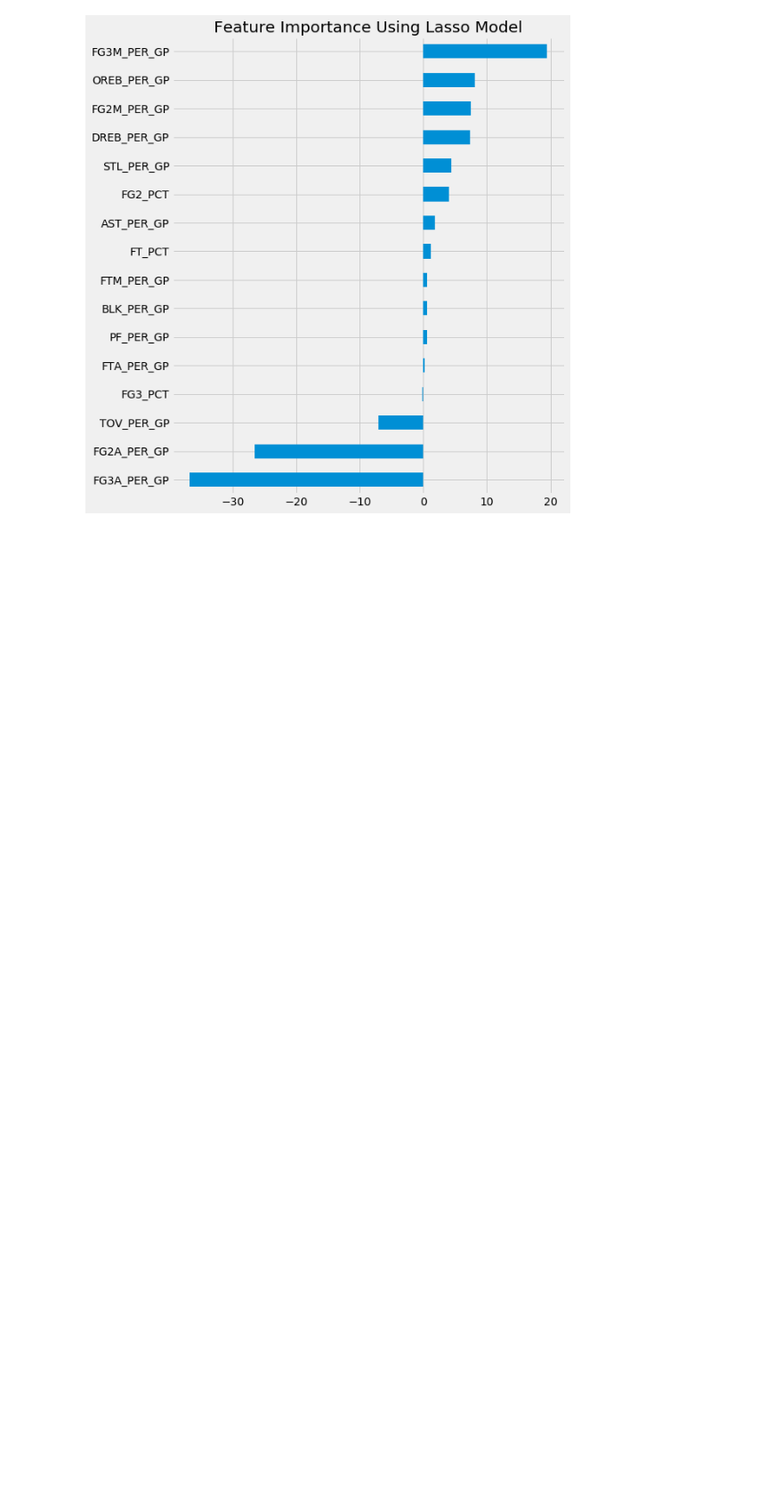
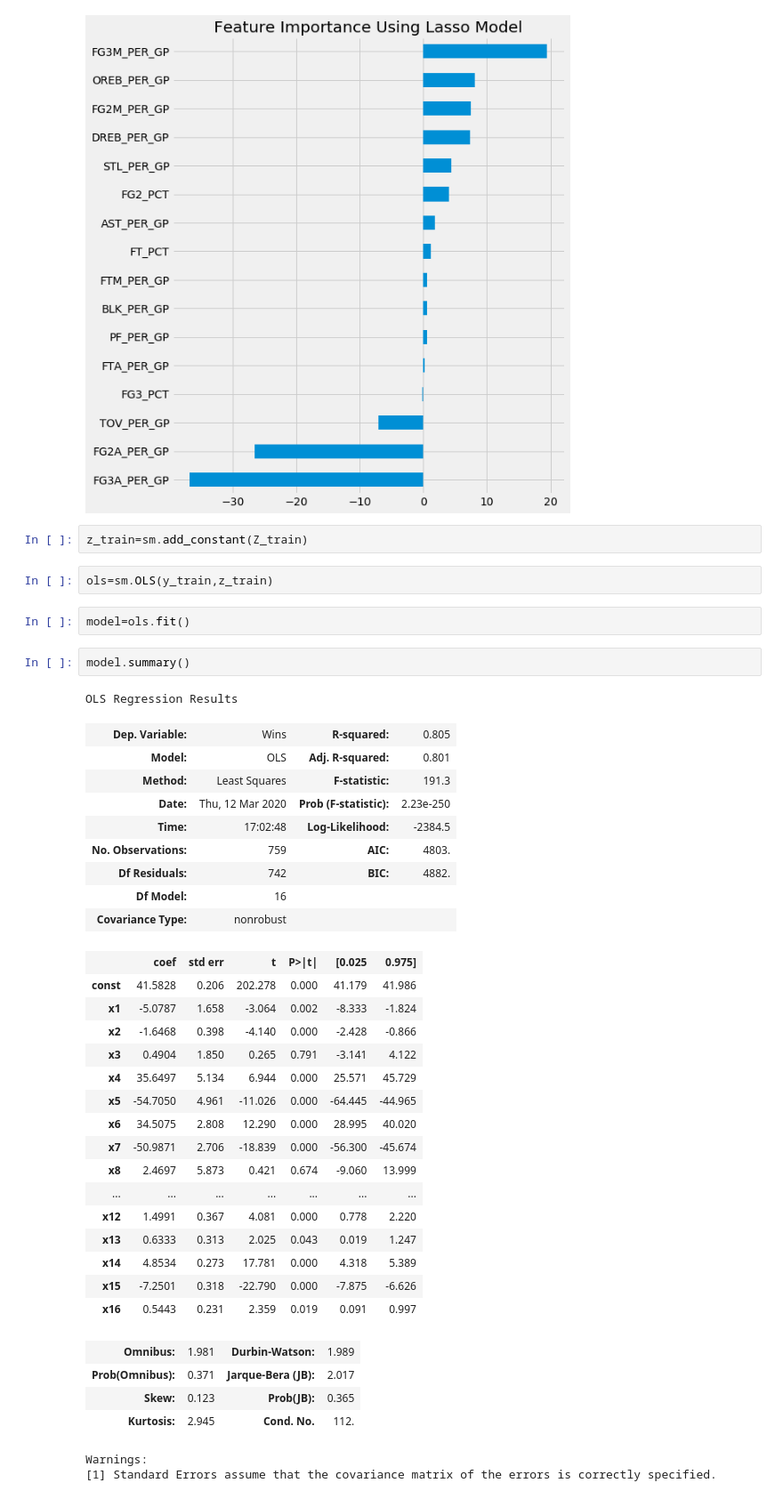
Before and after one commit to bgp09002/NBA, a Jupyter notebook: 3. Modeling/Modeling.ipynb, the cells around one changed output. Shown: that part at 89% size. Cells and saved outputs as stored; diff of their text form; blank space fills up the shorter version.

```diff
--- a/3. Modeling/Modeling.ipynb
+++ b/3. Modeling/Modeling.ipynb
@@ -190,3 +191,44 @@ imp_coef.plot(kind = "barh")
 plt.title("Feature Importance Using Lasso Model");
 # %% [output]
 [figure]
+# %%
+z_train=sm.add_constant(Z_train)
+# %%
+ols=sm.OLS(y_train,z_train)
+# %%
+model=ols.fit()
+# %%
+model.summary()
+# %% [output]
+OLS Regression Results
+| Dep. Variable: | Wins | R-squared: | 0.805 |
+| Model: | OLS | Adj. R-squared: | 0.801 |
+| Method: | Least Squares | F-statistic: | 191.3 |
+| Date: | Thu, 12 Mar 2020 | Prob (F-statistic): | 2.23e-250 |
+| Time: | 17:02:48 | Log-Likelihood: | -2384.5 |
+| No. Observations: | 759 | AIC: | 4803. |
+| Df Residuals: | 742 | BIC: | 4882. |
+| Df Model: | 16 |  |  |
+| Covariance Type: | nonrobust |  |  |
+|  | coef | std err | t | P>|t| | [0.025 | 0.975] |
+| const | 41.5828 | 0.206 | 202.278 | 0.000 | 41.179 | 41.986 |
+| x1 | -5.0787 | 1.658 | -3.064 | 0.002 | -8.333 | -1.824 |
+| x2 | -1.6468 | 0.398 | -4.140 | 0.000 | -2.428 | -0.866 |
+| x3 | 0.4904 | 1.850 | 0.265 | 0.791 | -3.141 | 4.122 |
+| x4 | 35.6497 | 5.134 | 6.944 | 0.000 | 25.571 | 45.729 |
+| x5 | -54.7050 | 4.961 | -11.026 | 0.000 | -64.445 | -44.965 |
+| x6 | 34.5075 | 2.808 | 12.290 | 0.000 | 28.995 | 40.020 |
+| x7 | -50.9871 | 2.706 | -18.839 | 0.000 | -56.300 | -45.674 |
+| x8 | 2.4697 | 5.873 | 0.421 | 0.674 | -9.060 | 13.999 |
+| ... | ... | ... | ... | ... | ... | ... |
+| x12 | 1.4991 | 0.367 | 4.081 | 0.000 | 0.778 | 2.220 |
+| x13 | 0.6333 | 0.313 | 2.025 | 0.043 | 0.019 | 1.247 |
+| x14 | 4.8534 | 0.273 | 17.781 | 0.000 | 4.318 | 5.389 |
+| x15 | -7.2501 | 0.318 | -22.790 | 0.000 | -7.875 | -6.626 |
+| x16 | 0.5443 | 0.231 | 2.359 | 0.019 | 0.091 | 0.997 |
+| Omnibus: | 1.981 | Durbin-Watson: | 1.989 |
+| Prob(Omnibus): | 0.371 | Jarque-Bera (JB): | 2.017 |
+| Skew: | 0.123 | Prob(JB): | 0.365 |
+| Kurtosis: | 2.945 | Cond. No. | 112. |
+Warnings:
+[1] Standard Errors assume that the covariance matrix of the errors is correctly specified.
```
Also changed, not shown: parts of 15 cells of this notebook, 4 other files.
